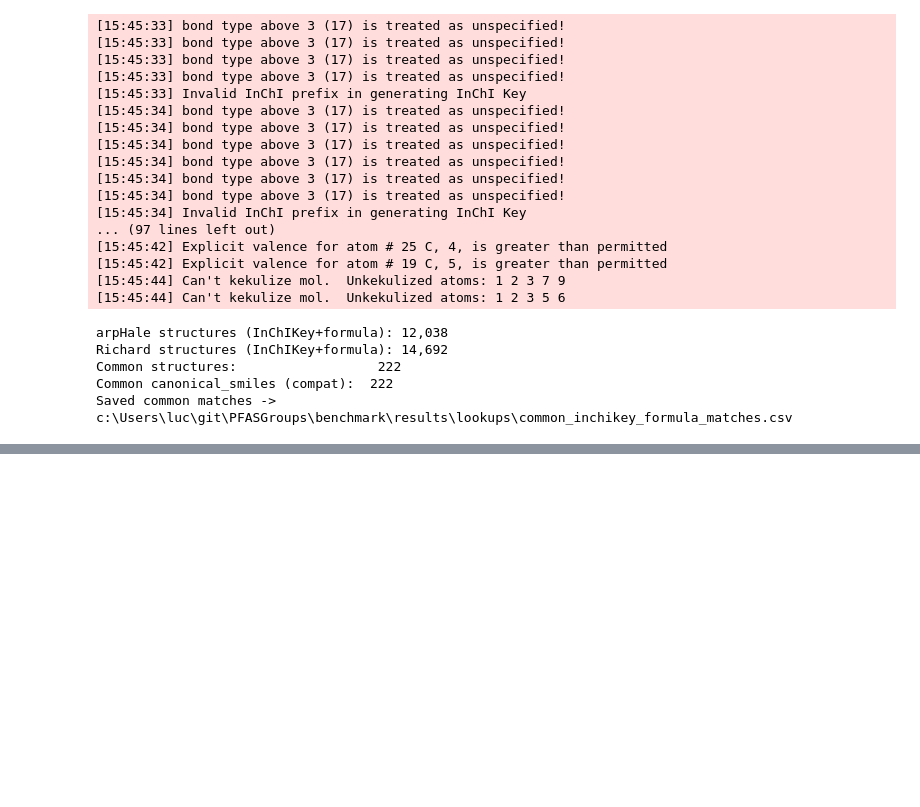
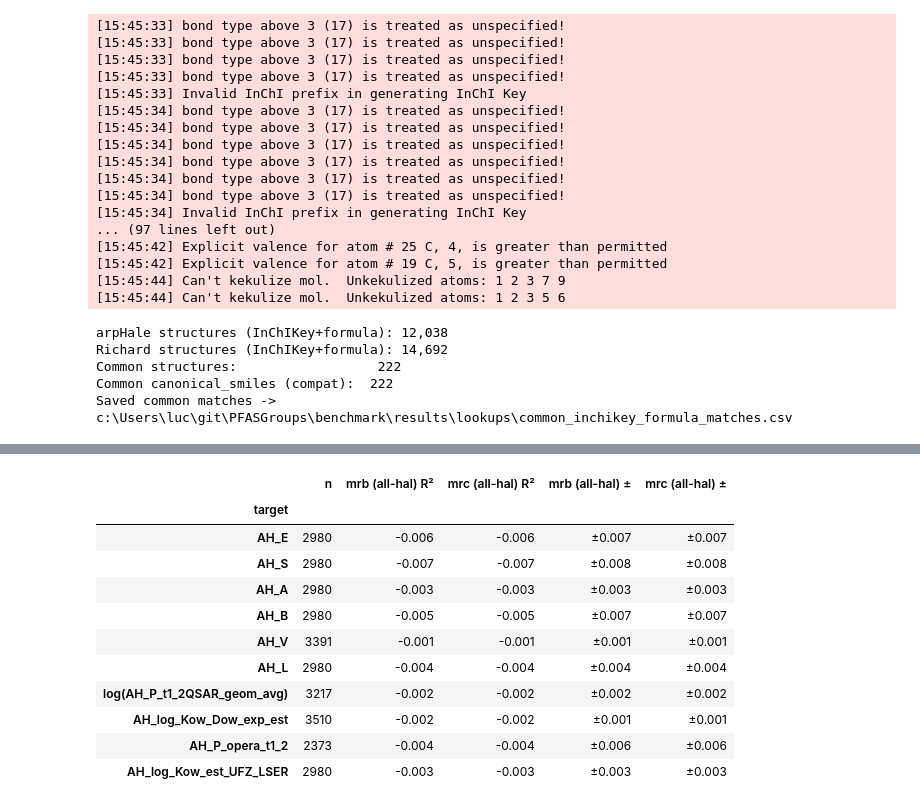
Before and after one commit to LucMiaz/PFASGroups, a Jupyter notebook: benchmark/fingerprint_structure_analysis.ipynb, the cells around one changed output, grey strips where cells are left out. Cells and saved outputs as stored; diff of their text form; code cells hidden in the pictures; blank space fills up the shorter version.

```diff
--- a/benchmark/fingerprint_structure_analysis.ipynb
+++ b/benchmark/fingerprint_structure_analysis.ipynb
@@ -2619,0 +2866,85 @@ Excluded from plot (max R² ≤ -0.5): ['AH_P_opera_t1_2']
+# %%
+from HalogenGroups import parse_smiles as _parse_smiles_hg
+import time as _t3
+from rdkit import rdBase as _rdBase3
+
+# ─────────────────────────────────────────────────────────────────────────────
+# Sub-set 2: ALL HALOGENATED compounds (F, Cl, Br, I)
+# Re-compute all embeddings using HalogenGroups (all halogens).
+# ─────────────────────────────────────────────────────────────────────────────
+_HALOGEN_PAT = Chem.MolFromSmarts('[#9,#17,#35,#53]')  # F, Cl, Br, I
+
+def _has_halogen(smi):
+    if not isinstance(smi, str):
+        return False
+    mol = Chem.MolFromSmiles(smi)
+    return mol is not None and mol.HasSubstructMatch(_HALOGEN_PAT)
+
+_rdBase3.DisableLog('rdApp.*')
+_halo_mask = df_arphale['canonical_smiles'].apply(_has_halogen)
+_rdBase3.EnableLog('rdApp.*')
+df_halo = df_arphale[_halo_mask].copy().reset_index(drop=True)
+_halo_smi = list(df_halo['canonical_smiles'])
+print(f'All-halogen subset: {len(df_halo):,} molecules')
+print(f'  (of which fluorinated: {_halo_mask.values.sum() - (_halo_mask & ~_fluoro_mask).values.sum():,} F-only; '
+      f'{(~_fluoro_mask[_halo_mask]).sum():,} non-F halogens)')
+
+# Parse with HalogenGroups (all halogens = F+Cl+Br+I)
+_t3_0 = _t3.perf_counter()
+_rdBase3.DisableLog('rdApp.*')
+_hg_parsed = _parse_smiles_hg(_halo_smi, halogens=['F', 'Cl', 'Br', 'I'])
+_rdBase3.EnableLog('rdApp.*')
+print(f'Parsed (all halogens) in {_t3.perf_counter()-_t3_0:.1f}s  ({len(_hg_parsed)} embeddings)')
+
+# Build all embedding matrices from the all-halogen parse
+_fp_sets_halo = []
+for r in _txp_results:
+    try:
+        _emb_hg = _hg_parsed.to_array(**r['kwargs'])
+        _mat_hg = np.atleast_2d(np.asarray(_emb_hg, dtype=float))
+        # Realign if parse deduplicated or reordered rows
+        if _mat_hg.shape[0] != len(_halo_smi):
+            from rdkit import Chem as _rc_hg
+            _parsed_canon = [_rc_hg.MolToSmiles(_rc_hg.MolFromSmiles(s)) if _rc_hg.MolFromSmiles(s) else s
+                             for s in _halo_smi]
+            _idx_canon = {s: i for i, s in enumerate(
+                [_rc_hg.MolToSmiles(_rc_hg.MolFromSmiles(e.smiles)) if hasattr(e, 'smiles') and _rc_hg.MolFromSmiles(e.smiles) else ''
+                  for e in _hg_parsed]
+            )}
+            _w = _mat_hg.shape[1]
+            _realigned = np.zeros((len(_halo_smi), _w))
+            for _ii, _cs in enumerate(_parsed_canon):
+                _ri = _idx_canon.get(_cs)
+                if _ri is not None:
+                    _realigned[_ii] = _mat_hg[_ri]
+            _mat_hg = _realigned
+        _fp_sets_halo.append({'label': r['label'] + ' (all-hal)', 'mat': _mat_hg})
+        print(f"  [{r['label']} (all-hal)]: {_mat_hg.shape}")
+    except Exception as _e:
+        print(f"  [{r['label']}] FAILED: {_e}")
+
+_res_halo, _fig_halo = _run_full_analysis(
+    df_halo, _fp_sets_halo, label='All-halogen compounds (full arpHale)'
+)
+if _fig_halo is not None:
+    plt.show()
+
+# ─────────────────────────────────────────────────────────────────────────────
+# Side-by-side summary: fluorinated vs all-halogen
+# ─────────────────────────────────────────────────────────────────────────────
+if _res_fluoro is not None and _res_halo is not None:
+    _mean_F  = [c for c in _res_fluoro.columns if c.endswith(' R²')]
+    _mean_H  = [c for c in _res_halo.columns   if c.endswith(' R²')]
+    _common_idx = sorted(set(_res_fluoro.index) & set(_res_halo.index))
+    if _common_idx:
+        print('\nSide-by-side R² comparison (common endpoints):')
+        _cmp = pd.concat([
+            _res_fluoro.loc[_common_idx, _mean_F].add_suffix(' [F-only]'),
+            _res_halo.loc[_common_idx,   _mean_H].add_suffix(' [all-hal]'),
+        ], axis=1)
+        display(_cmp.style
+            .background_gradient(cmap='RdYlGn', vmin=-0.5, vmax=1.0)
+            .format('{:+.3f}')
+            .set_caption('Fluorinated vs all-halogen — nested CV R² comparison')
+        )
+# %% [output]
@@ -2619,0 +3062,12 @@ Excluded from plot (max R² ≤ -0.5): ['AH_P_opera_t1_2']
+|  | n | mrb (all-hal) R² | mrc (all-hal) R² | mrb (all-hal) ± | mrc (all-hal) ± |
+| target |  |  |  |  |  |
+| AH_E | 2980 | -0.006 | -0.006 | ±0.007 | ±0.007 |
+| AH_S | 2980 | -0.007 | -0.007 | ±0.008 | ±0.008 |
+| AH_A | 2980 | -0.003 | -0.003 | ±0.003 | ±0.003 |
+| AH_B | 2980 | -0.005 | -0.005 | ±0.007 | ±0.007 |
+| AH_V | 3391 | -0.001 | -0.001 | ±0.001 | ±0.001 |
+| AH_L | 2980 | -0.004 | -0.004 | ±0.004 | ±0.004 |
+| log(AH_P_t1_2QSAR_geom_avg) | 3217 | -0.002 | -0.002 | ±0.002 | ±0.002 |
+| AH_log_Kow_Dow_exp_est | 3510 | -0.002 | -0.002 | ±0.001 | ±0.001 |
+| AH_P_opera_t1_2 | 2373 | -0.004 | -0.004 | ±0.006 | ±0.006 |
+| AH_log_Kow_est_UFZ_LSER | 2980 | -0.003 | -0.003 | ±0.003 | ±0.003 |
```
Also changed, not shown: parts of 10 cells of this notebook, 13 other files.
